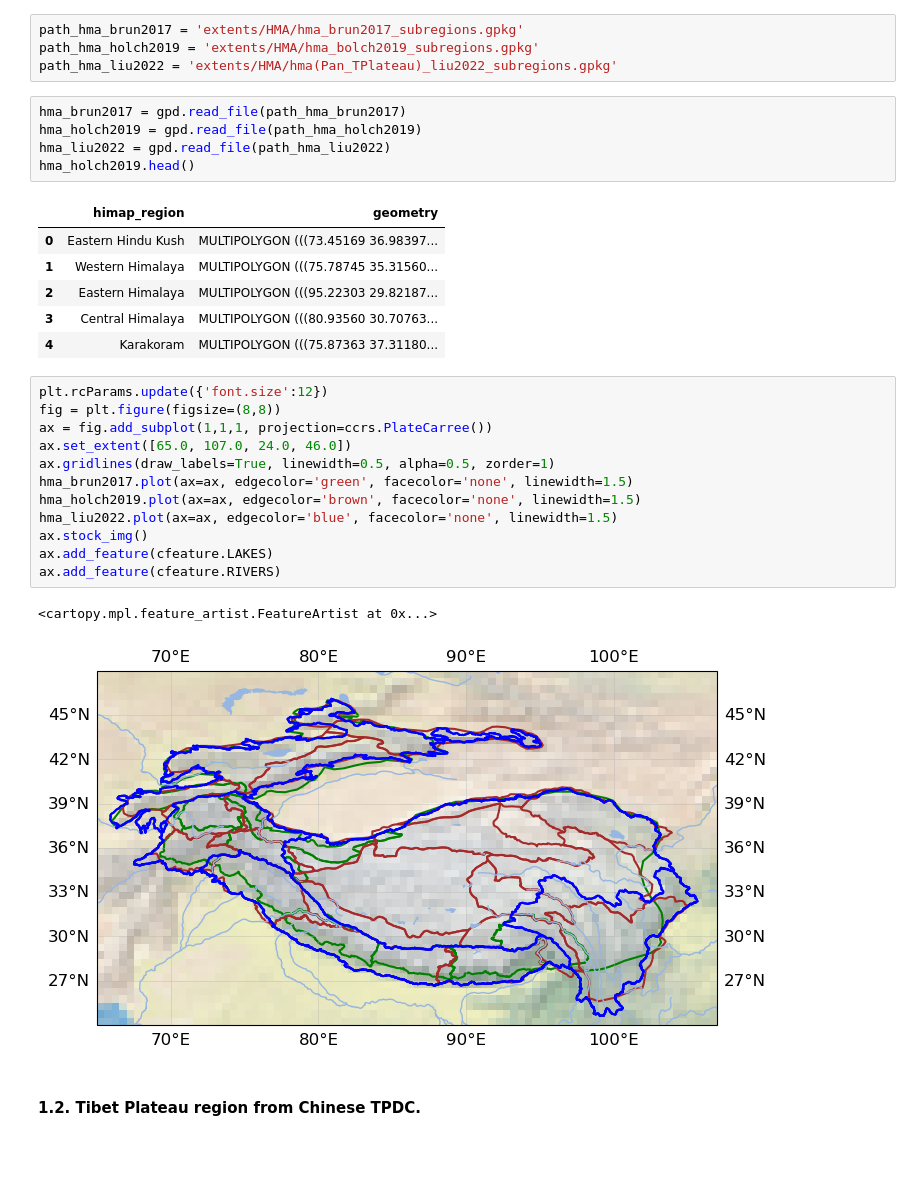
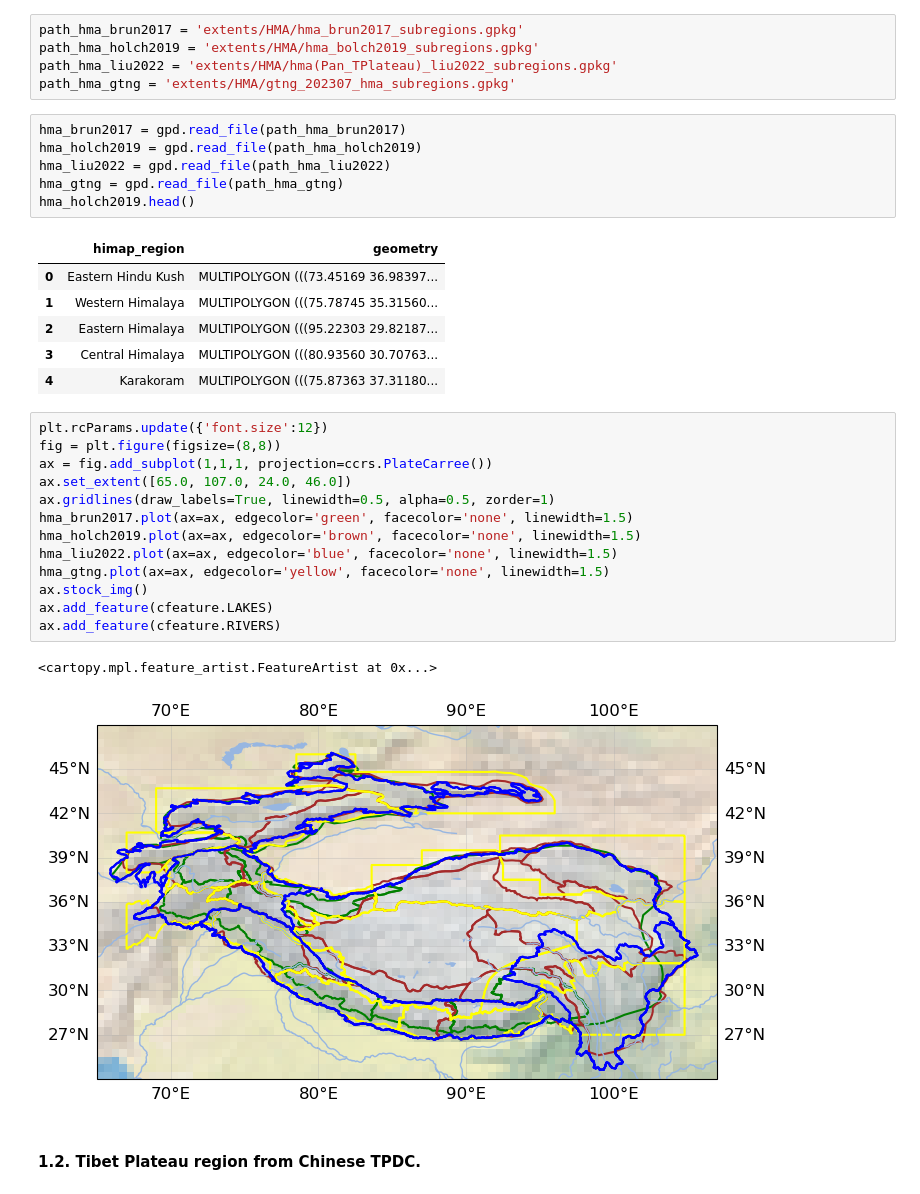
Before and after one commit to xinluo2018/HMA-GIS-Data, a Jupyter notebook: visual/hma_tibet_extent.ipynb, the cells around one changed output. Cells and saved outputs as stored; diff of their text form; blank space fills up the shorter version.

```diff
--- a/visual/hma_tibet_extent.ipynb
+++ b/visual/hma_tibet_extent.ipynb
@@ -12,10 +12,12 @@ import geopandas as gpd
 path_hma_brun2017 = 'extents/HMA/hma_brun2017_subregions.gpkg'
 path_hma_holch2019 = 'extents/HMA/hma_bolch2019_subregions.gpkg'
 path_hma_liu2022 = 'extents/HMA/hma(Pan_TPlateau)_liu2022_subregions.gpkg'
+path_hma_gtng = 'extents/HMA/gtng_202307_hma_subregions.gpkg'
 # %%
 hma_brun2017 = gpd.read_file(path_hma_brun2017)
 hma_holch2019 = gpd.read_file(path_hma_holch2019)
 hma_liu2022 = gpd.read_file(path_hma_liu2022)
+hma_gtng = gpd.read_file(path_hma_gtng)
 hma_holch2019.head()
 # %% [output]
 |  | himap_region | geometry |
@@ -27,18 +29,19 @@ hma_holch2019.head()
 # %%
 plt.rcParams.update({'font.size':12})
 fig = plt.figure(figsize=(8,8))
 ax = fig.add_subplot(1,1,1, projection=ccrs.PlateCarree())
 ax.set_extent([65.0, 107.0, 24.0, 46.0])
 ax.gridlines(draw_labels=True, linewidth=0.5, alpha=0.5, zorder=1)
 hma_brun2017.plot(ax=ax, edgecolor='green', facecolor='none', linewidth=1.5)
 hma_holch2019.plot(ax=ax, edgecolor='brown', facecolor='none', linewidth=1.5)
 hma_liu2022.plot(ax=ax, edgecolor='blue', facecolor='none', linewidth=1.5)
+hma_gtng.plot(ax=ax, edgecolor='yellow', facecolor='none', linewidth=1.5)
 ax.stock_img()
 ax.add_feature(cfeature.LAKES)
 ax.add_feature(cfeature.RIVERS)
 # %% [output]
 <cartopy.mpl.feature_artist.FeatureArtist at 0x...>
-[figure, old version]
+[figure, new version]
 # %% [markdown]
 #### 1.2. Tibet Plateau region from Chinese TPDC.
 # %%
```
Also changed, not shown: 26 other files.
